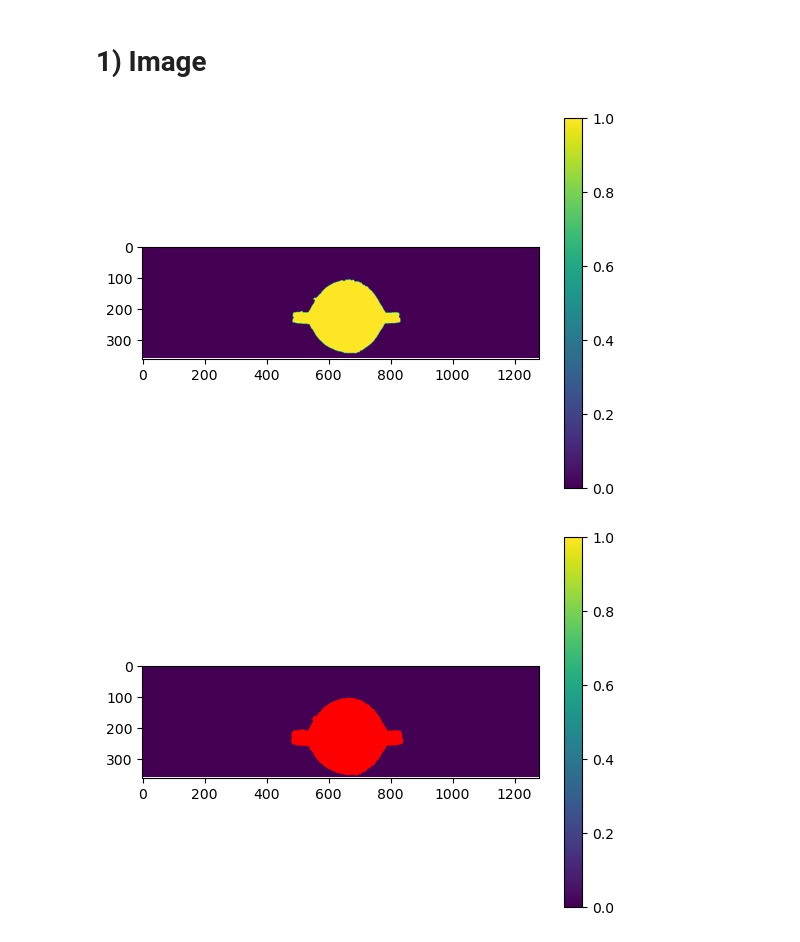
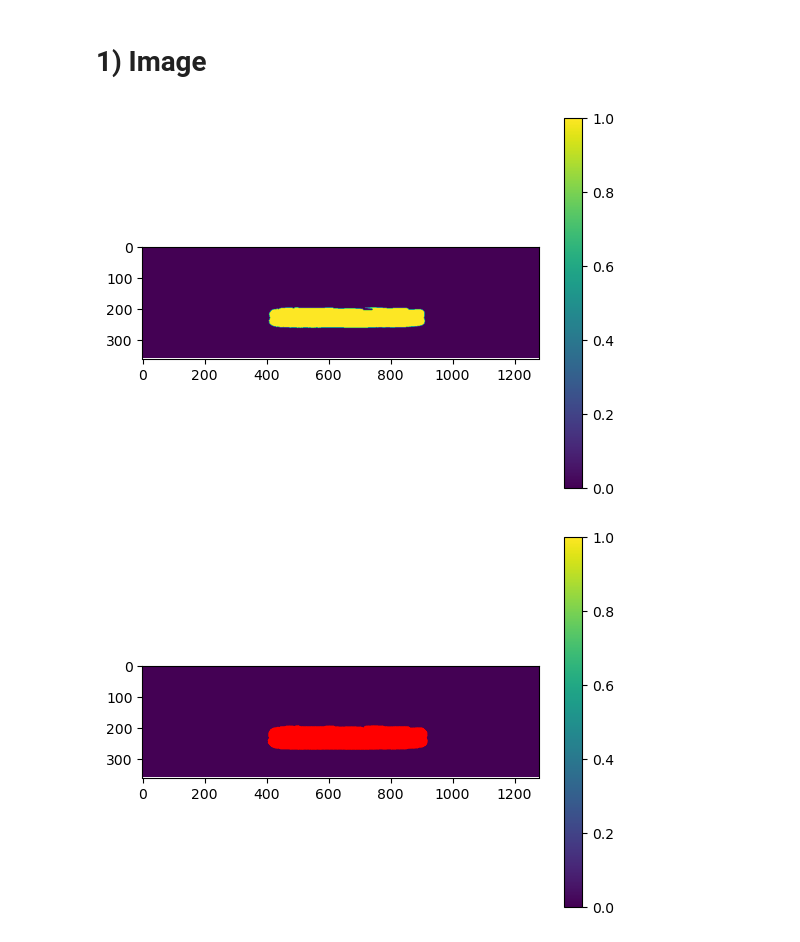
Before and after one commit to joeyanderson1/Summer_Droplet_Impact, a Jupyter notebook: COA Video.ipynb, the cells around one changed output. Cells and saved outputs as stored; diff of their text form; code cells hidden in the pictures.

Commit message:
Just Image ran

```diff
--- a/COA Video.ipynb
+++ b/COA Video.ipynb
@@ -14,33 +16,35 @@ processed_edges[0,0].shape
 (360, 1280)
 # %% [markdown]
 # 1) Image
+# %%
+i = 40
 # %%
-plt.imshow(processed_edges[0, 30], cmap='viridis')
+plt.imshow(processed_edges[0, i], cmap='viridis')
 plt.colorbar()
 plt.show()
 # %% [output]
-[figure, old version]
+[figure, new version]
 # %%
 import matplotlib.pyplot as plt
 import numpy as np
 
 # Assuming processed_edges[0, 30] is a 2D numpy array
 # processed_edges = np.random.random((1, 31, 100, 100)) # Example data
 
 # Extract the 2D array
-data = processed_edges[0, 30]
+data = processed_edges[0, i]
 
 # Find indices where values are greater than 0.8
 y, x = np.where(data > 0.8)
 
 # Plot the 2D array
 plt.imshow(data, cmap='viridis')
 plt.colorbar()
 
 # Overlay the points
 plt.scatter(x, y, color='red', s=2)
 
 # Show the plot
 plt.show()
 # %% [output]
-[figure, old version]
+[figure, new version]
```
Also changed, not shown: parts of 42 cells of this notebook.
